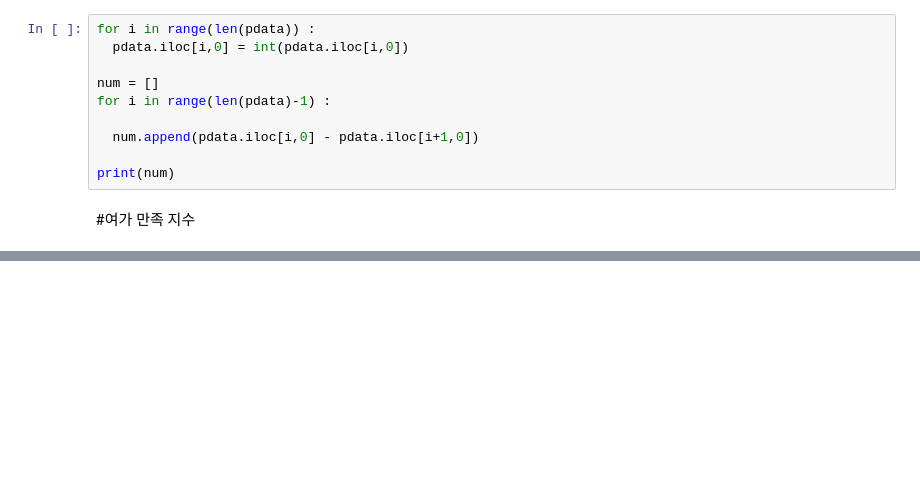
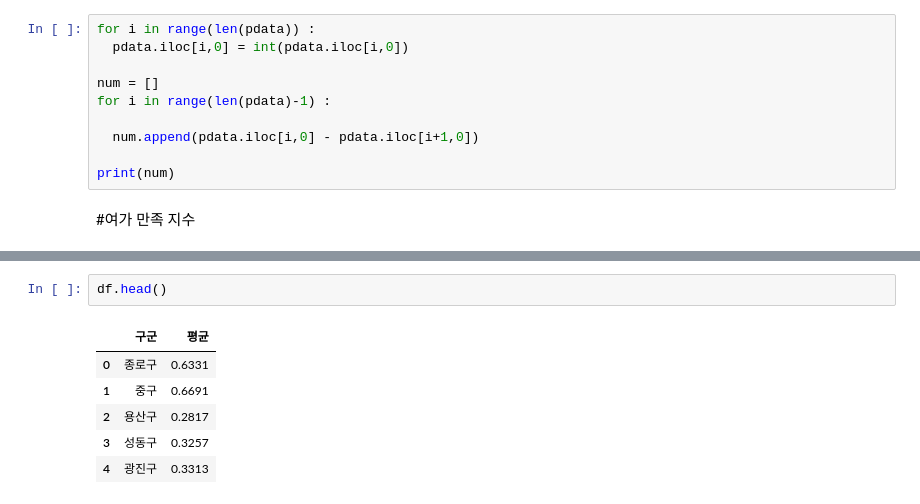
Before and after one commit to ansehoon1999/MG-DataAnaylsis, a Jupyter notebook: 세훈/DataAnalysis_7_26.ipynb, the cells around one changed output, grey strips where cells are left out. Drawn from its saved outputs; the diff is of its cells as text; blank space fills up the shorter version.

```diff
--- a/세훈/DataAnalysis_7_26.ipynb
+++ b/세훈/DataAnalysis_7_26.ipynb
@@ -82,0 +100,9 @@ print(num)
+# %%
+df.head()
+# %% [output]
+|  | 구군 | 평균 |
+| 0 | 종로구 | 0.6331 |
+| 1 | 중구 | 0.6691 |
+| 2 | 용산구 | 0.2817 |
+| 3 | 성동구 | 0.3257 |
+| 4 | 광진구 | 0.3313 |
```
Also changed, not shown: parts of 11 cells of this notebook.
